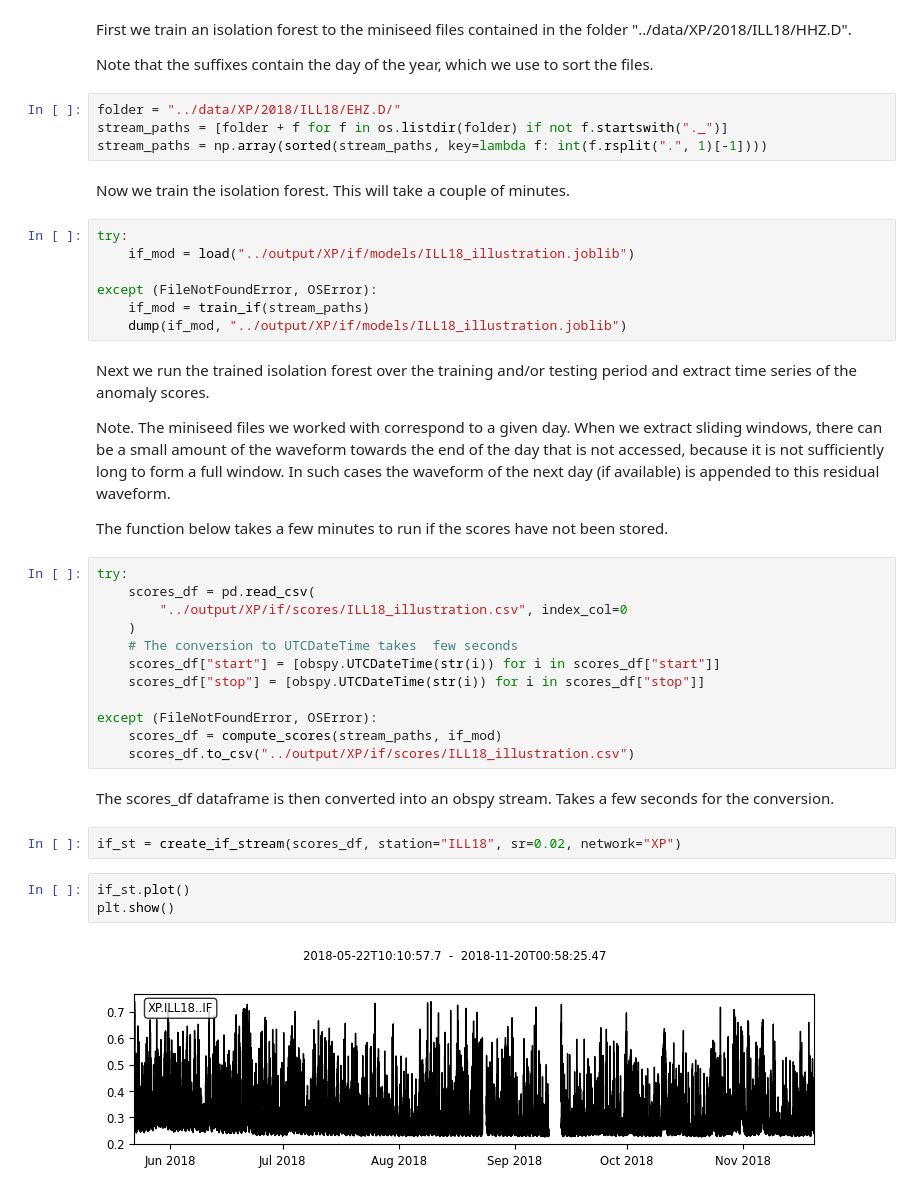
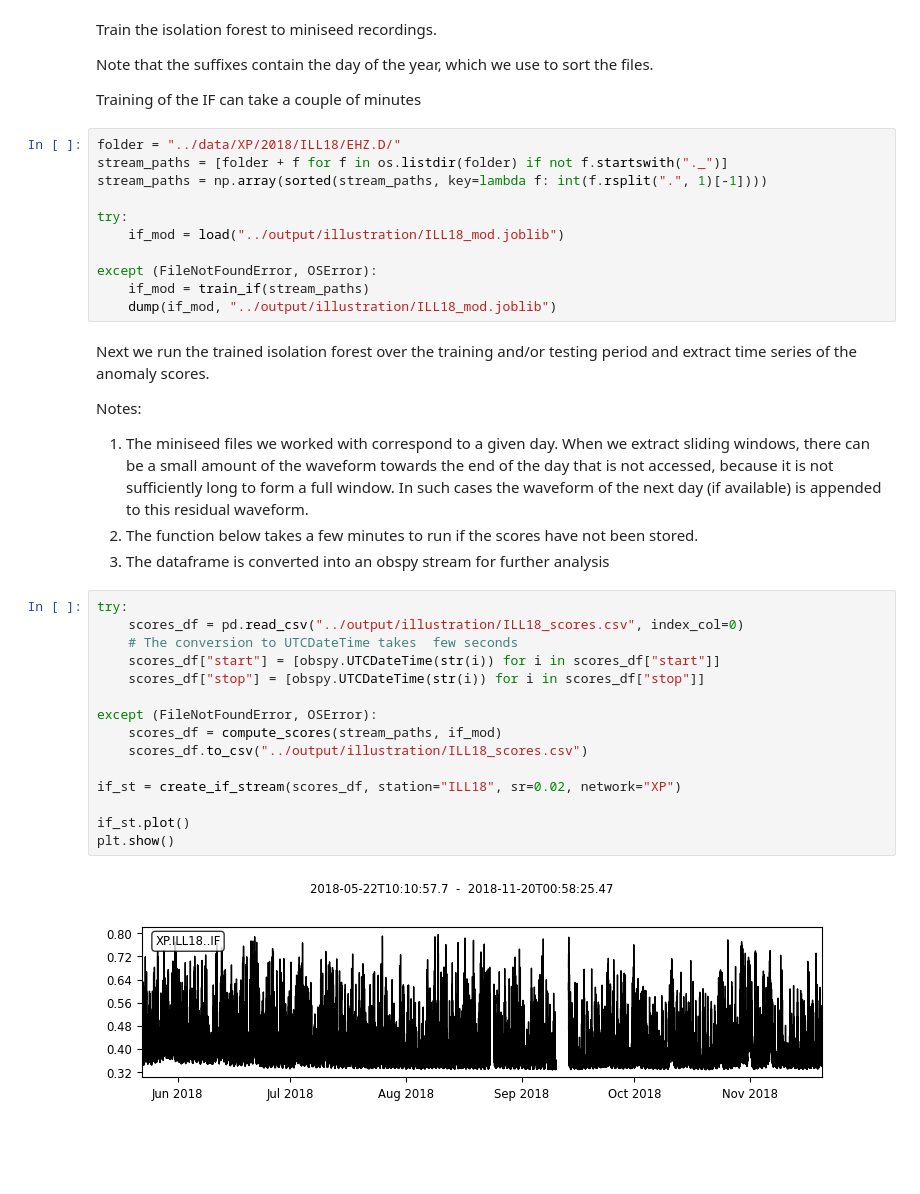
Before and after one commit to FKamper/seismic-isolation-forest, a Jupyter notebook: notebooks/if_illustration.ipynb, the cells around one changed output. Saved outputs shown, nothing was run; the diff lists cells and outputs as text; blank space fills up the shorter version.

Commit message:
updated if illustration notebook

```diff
--- a/notebooks/if_illustration.ipynb
+++ b/notebooks/if_illustration.ipynb
@@ -26,46 +30,43 @@ from seismicif.metrics import (
     extract_valid_segments,
 )
 # %% [markdown]
-First we train an isolation forest to the miniseed files contained in the folder "../data/XP/2018/ILL18/HHZ.D".
+Train the isolation forest to miniseed recordings.
 
 Note that the suffixes contain the day of the year, which we use to sort the files.
+
+Training of the IF can take a couple of minutes
 # %%
 folder = "../data/XP/2018/ILL18/EHZ.D/"
 stream_paths = [folder + f for f in os.listdir(folder) if not f.startswith("._")]
 stream_paths = np.array(sorted(stream_paths, key=lambda f: int(f.rsplit(".", 1)[-1])))
+
+try:
+    if_mod = load("../output/illustration/ILL18_mod.joblib")
+
+except (FileNotFoundError, OSError):
+    if_mod = train_if(stream_paths)
+    dump(if_mod, "../output/illustration/ILL18_mod.joblib")
-# %% [markdown]
-Now we train the isolation forest. This will take a couple of minutes.
-# %%
-try:
-    if_mod = load("../output/XP/if/models/ILL18_illustration.joblib")
-
-except (FileNotFoundError, OSError):
-    if_mod = train_if(stream_paths)
-    dump(if_mod, "../output/XP/if/models/ILL18_illustration.joblib")
 # %% [markdown]
 Next we run the trained isolation forest over the training and/or testing period and extract time series of the anomaly scores.
 
-Note. The miniseed files we worked with correspond to a given day. When we extract sliding windows, there can be a small amount of the waveform towards the end of the day that is not accessed, because it is not sufficiently long to form a full window. In such cases the waveform of the next day (if available) is appended to this residual waveform.
-
-The function below takes a few minutes to run if the scores have not been stored.
+Notes:
+1. The miniseed files we worked with correspond to a given day. When we extract sliding windows, there can be a small amount of the waveform towards the end of the day that is not accessed, because it is not sufficiently long to form a full window. In such cases the waveform of the next day (if available) is appended to this residual waveform.
+2. The function below takes a few minutes to run if the scores have not been stored.
+3. The dataframe is converted into an obspy stream for further analysis
 # %%
 try:
-    scores_df = pd.read_csv(
-        "../output/XP/if/scores/ILL18_illustration.csv", index_col=0
-    )
+    scores_df = pd.read_csv("../output/illustration/ILL18_scores.csv", index_col=0)
     # The conversion to UTCDateTime takes  few seconds
     scores_df["start"] = [obspy.UTCDateTime(str(i)) for i in scores_df["start"]]
     scores_df["stop"] = [obspy.UTCDateTime(str(i)) for i in scores_df["stop"]]
 
 except (FileNotFoundError, OSError):
     scores_df = compute_scores(stream_paths, if_mod)
-    scores_df.to_csv("../output/XP/if/scores/ILL18_illustration.csv")
+    scores_df.to_csv("../output/illustration/ILL18_scores.csv")
+
+if_st = create_if_stream(scores_df, station="ILL18", sr=0.02, network="XP")
+
+if_st.plot()
+plt.show()
+# %% [output]
+[figure, added]
-# %% [markdown]
-The scores_df dataframe is then converted into an obspy stream. Takes a few seconds for the conversion.
-# %%
-if_st = create_if_stream(scores_df, station="ILL18", sr=0.02, network="XP")
-# %%
-if_st.plot()
-plt.show()
-# %% [output]
-[figure, removed]
```
Also changed, not shown: parts of 11 cells of this notebook, 1 other file.
